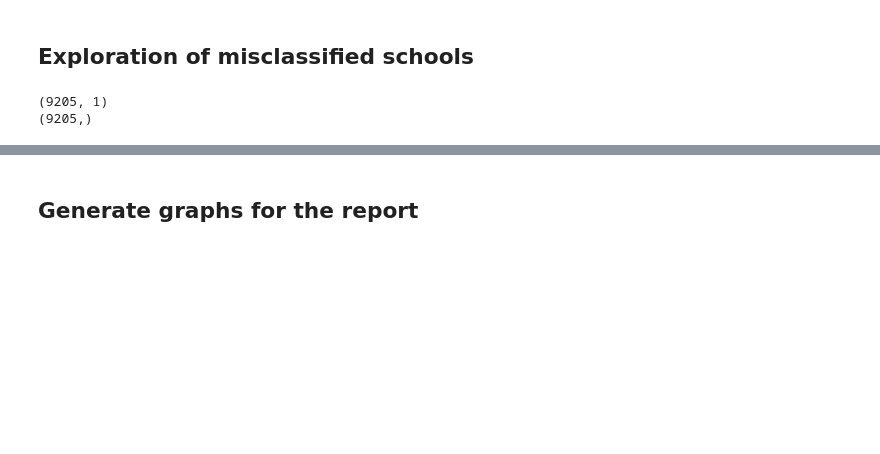
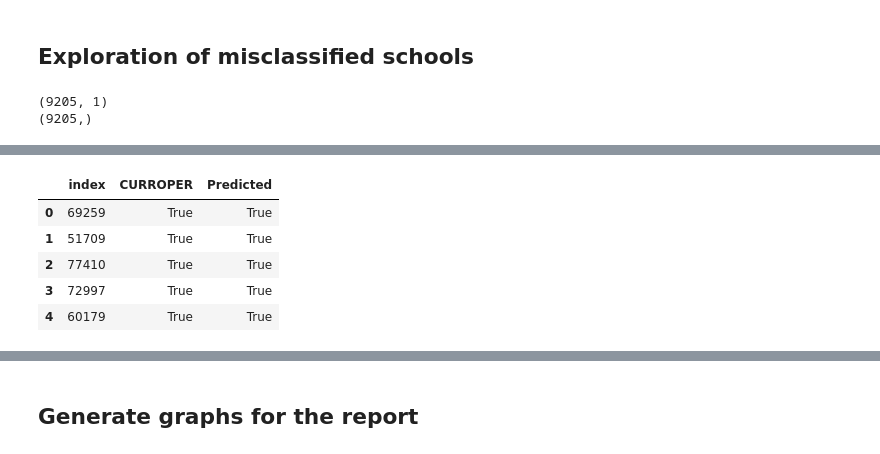
Before and after one commit to kregier/Springboard, a Jupyter notebook: Capstone2/Capstone2-Modeling-2010Data.ipynb, the cells around one changed output, grey strips where cells are left out. Drawn from its saved outputs; the diff is of its cells as text; code cells hidden in the pictures; blank space fills up the shorter version.

```diff
--- a/Capstone2/Capstone2-Modeling-2010Data.ipynb
+++ b/Capstone2/Capstone2-Modeling-2010Data.ipynb
@@ -515,0 +522,10 @@ ValueError: Shape of passed values is (1, 2), indices imply (9205, 2)
+# %%
+y_test.reset_index(inplace=True)
+y_test.head()
+# %% [output]
+|  | index | CURROPER | Predicted |
+| 0 | 69259 | True | True |
+| 1 | 51709 | True | True |
+| 2 | 77410 | True | True |
+| 3 | 72997 | True | True |
+| 4 | 60179 | True | True |
```
Also changed, not shown: parts of 36 cells of this notebook, 9 other files.
